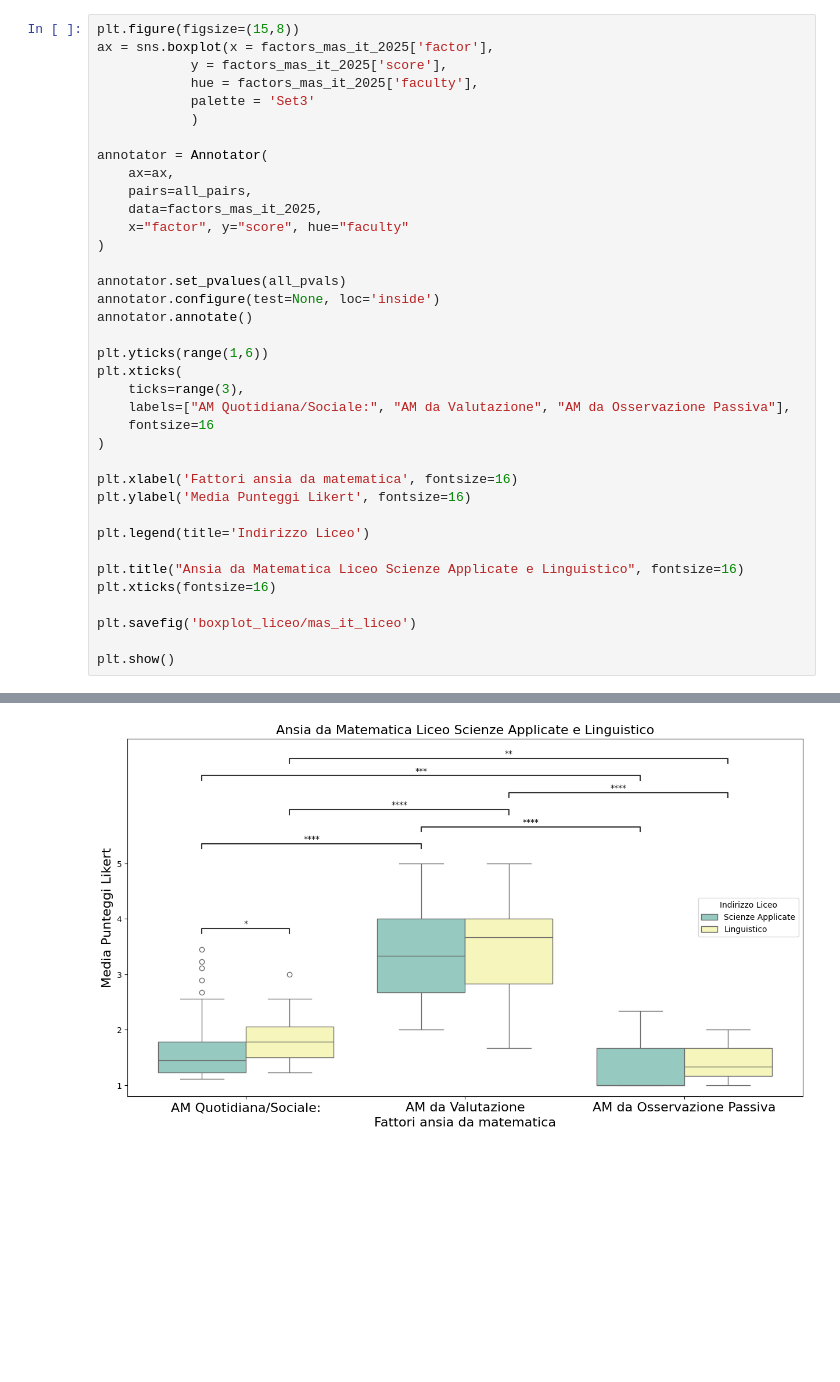
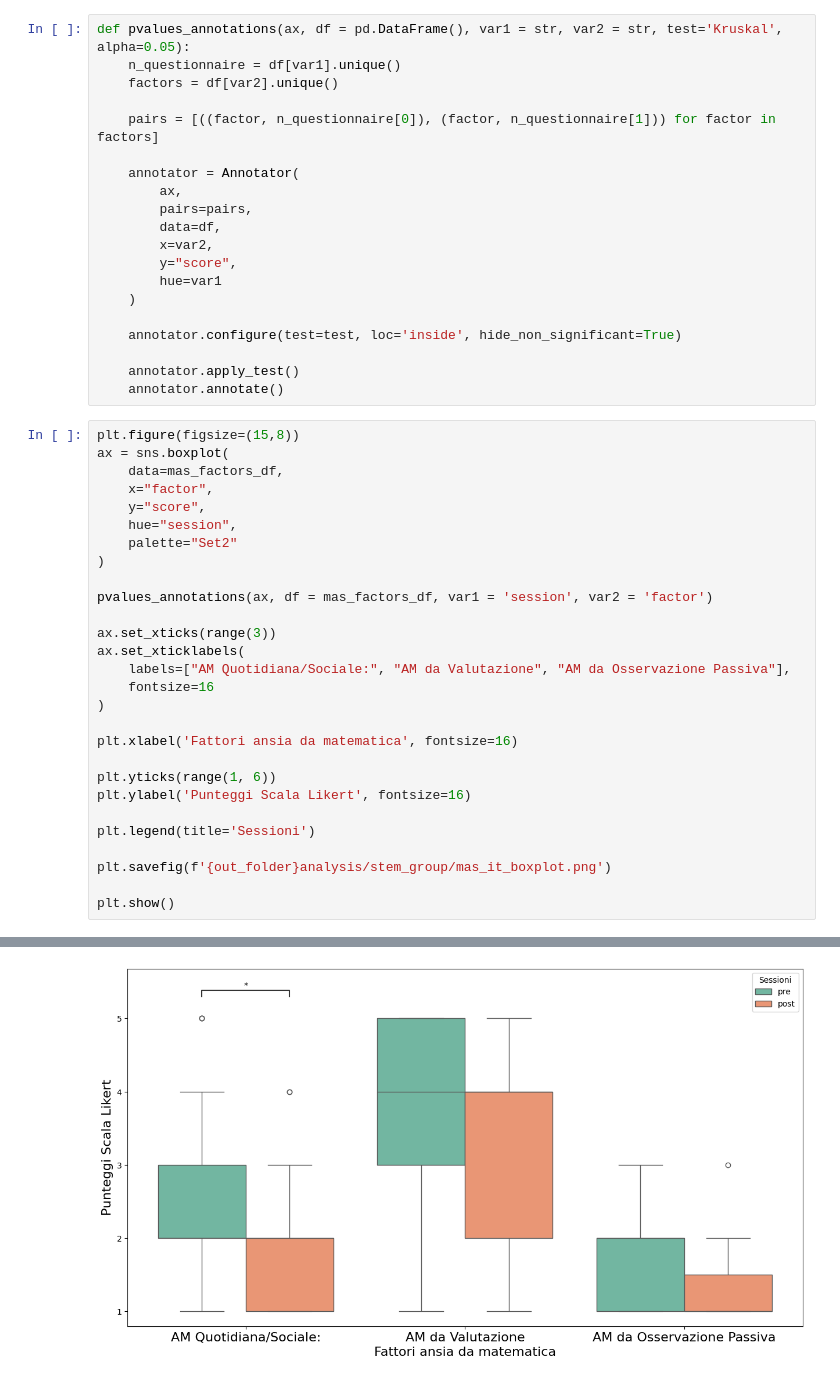
Before and after one commit to emmafranchino/cognoscolab, a Jupyter notebook: rassereno/notebooks/mas_it_2025_plots.ipynb, the cells around one changed output, grey strips where cells are left out. Drawn from its saved outputs; the diff is of its cells as text; blank space fills up the shorter version.

Commit message:
stem group analysis

```diff
--- a/rassereno/notebooks/mas_it_2025_plots.ipynb
+++ b/rassereno/notebooks/mas_it_2025_plots.ipynb
@@ -73,38 +39,49 @@ all_pvals = sig_pvals + sig_factor_pvals
+# %%
+def pvalues_annotations(ax, df = pd.DataFrame(), var1 = str, var2 = str, test='Kruskal', alpha=0.05):
+    n_questionnaire = df[var1].unique()
+    factors = df[var2].unique()
+
+    pairs = [((factor, n_questionnaire[0]), (factor, n_questionnaire[1])) for factor in factors]
+
+    annotator = Annotator(
+        ax,
+        pairs=pairs,
+        data=df,
+        x=var2,
+        y="score",
+        hue=var1
+    )
+
+    annotator.configure(test=test, loc='inside', hide_non_significant=True)
+
+    annotator.apply_test()
+    annotator.annotate()
 # %%
 plt.figure(figsize=(15,8))
-ax = sns.boxplot(x = factors_mas_it_2025['factor'],
-            y = factors_mas_it_2025['score'],
-            hue = factors_mas_it_2025['faculty'],
-            palette = 'Set3'
-            )
-
-annotator = Annotator(
-    ax=ax,
-    pairs=all_pairs,
-    data=factors_mas_it_2025,
-    x="factor", y="score", hue="faculty"
+ax = sns.boxplot(
+    data=mas_factors_df,
+    x="factor",
+    y="score",
+    hue="session",
+    palette="Set2"
 )
 
-annotator.set_pvalues(all_pvals)
-annotator.configure(test=None, loc='inside')
-annotator.annotate()
+pvalues_annotations(ax, df = mas_factors_df, var1 = 'session', var2 = 'factor')
 
-plt.yticks(range(1,6))
-plt.xticks(
-    ticks=range(3),
+ax.set_xticks(range(3))
+ax.set_xticklabels(
     labels=["AM Quotidiana/Sociale:", "AM da Valutazione", "AM da Osservazione Passiva"],
     fontsize=16
 )
 
 plt.xlabel('Fattori ansia da matematica', fontsize=16)
-plt.ylabel('Media Punteggi Likert', fontsize=16)
 
-plt.legend(title='Indirizzo Liceo')
+plt.yticks(range(1, 6))
+plt.ylabel('Punteggi Scala Likert', fontsize=16)
 
-plt.title("Ansia da Matematica Liceo Scienze Applicate e Linguistico", fontsize=16)
-plt.xticks(fontsize=16)
+plt.legend(title='Sessioni')
 
-plt.savefig('boxplot_liceo/mas_it_liceo')
+plt.savefig(f'{out_folder}analysis/stem_group/mas_it_boxplot.png')
 
 plt.show()
 # %% [output]
@@ -125 +96 @@ mas_it_factor_1_Linguistico vs. mas_it_factor_3_Linguistico: Custom statistical
-[figure, old version]
+[figure, new version]
```
Also changed, not shown: parts of 17 cells of this notebook, 6 other files.
